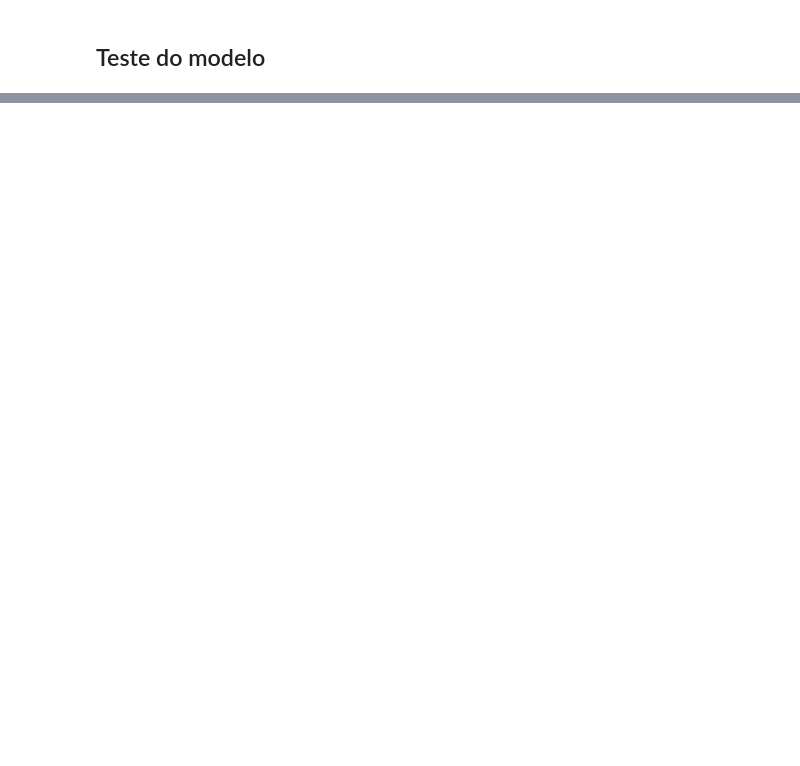
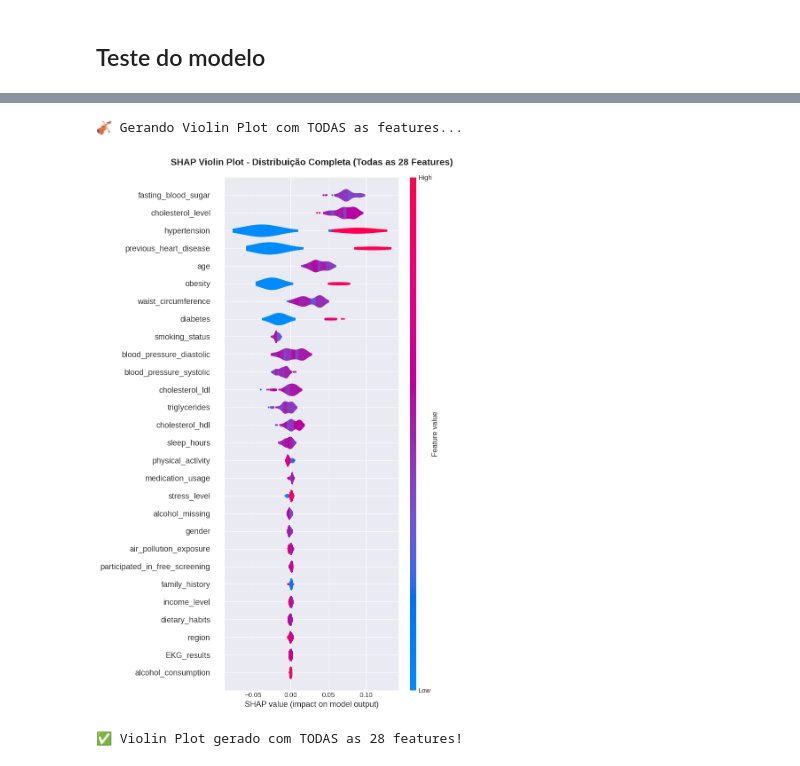
Before and after one commit to marvinmvns/7IADTF1, a Jupyter notebook: ataquecardiaco.ipynb, the cells around one changed output, grey strips where cells are left out. Saved outputs shown, nothing was run; the diff lists cells and outputs as text; code cells hidden in the pictures; blank space fills up the shorter version.

```diff
--- a/ataquecardiaco.ipynb
+++ b/ataquecardiaco.ipynb
@@ -2038,0 +1804,24 @@ Este notebook apresentou uma solução completa de Machine Learning para o desaf
+# %%
+print("🎻 Gerando Violin Plot com TODAS as features...")
+
+# Calcular altura necessária
+height = max(12, len(X_test_sample.columns) * 0.4)
+
+plt.figure(figsize=(12, height))
+shap.summary_plot(
+    shap_values_tree_class1,
+    X_test_sample,
+    plot_type="violin",
+    show=False,
+    max_display=len(X_test_sample.columns)  # TODAS as features
+)
+plt.title(f'SHAP Violin Plot - Distribuição Completa (Todas as {len(X_test_sample.columns)} Features)',
+          fontsize=15, fontweight='bold', pad=20)
+plt.tight_layout()
+plt.show()
+
+print(f"\n✅ Violin Plot gerado com TODAS as {len(X_test_sample.columns)} features!")
+# %% [output]
+🎻 Gerando Violin Plot com TODAS as features...
+[figure, added]
+✅ Violin Plot gerado com TODAS as 28 features!
```
Also changed, not shown: parts of 25 cells of this notebook, 7 other files.
